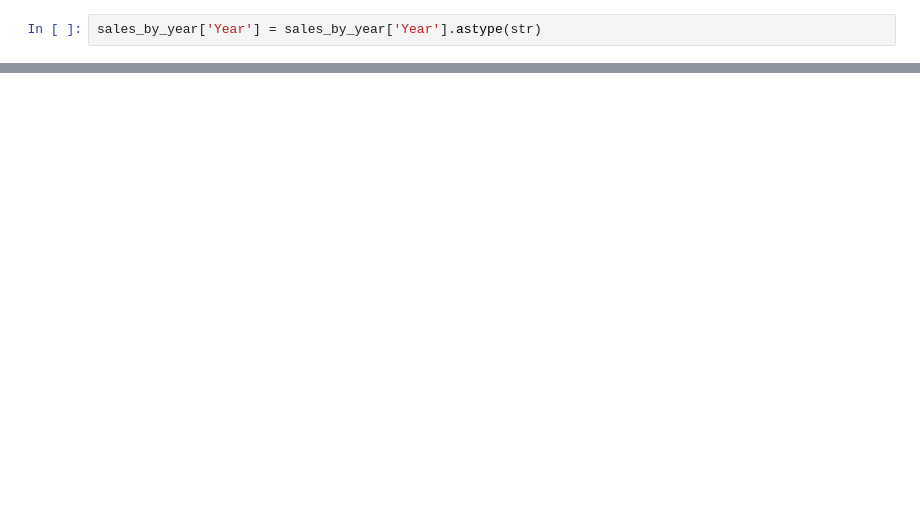
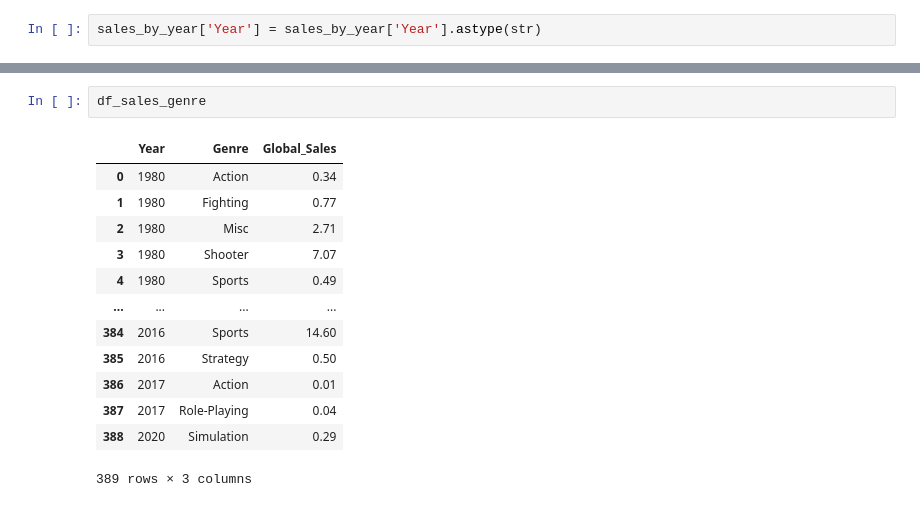
Before and after one commit to rodioniam/study_projects, a Jupyter notebook: visualization/other_charts.ipynb, the cells around one changed output, grey strips where cells are left out. Drawn from its saved outputs; the diff is of its cells as text; blank space fills up the shorter version.

```diff
--- a/visualization/other_charts.ipynb
+++ b/visualization/other_charts.ipynb
@@ -94,0 +84,16 @@ Text(0.5, 1.0, 'Video games sales trend over the years')
+# %%
+df_sales_genre
+# %% [output]
+|  | Year | Genre | Global_Sales |
+| 0 | 1980 | Action | 0.34 |
+| 1 | 1980 | Fighting | 0.77 |
+| 2 | 1980 | Misc | 2.71 |
+| 3 | 1980 | Shooter | 7.07 |
+| 4 | 1980 | Sports | 0.49 |
+| ... | ... | ... | ... |
+| 384 | 2016 | Sports | 14.60 |
+| 385 | 2016 | Strategy | 0.50 |
+| 386 | 2017 | Action | 0.01 |
+| 387 | 2017 | Role-Playing | 0.04 |
+| 388 | 2020 | Simulation | 0.29 |
+389 rows × 3 columns
```
Also changed, not shown: parts of 7 cells of this notebook, 2 other files.
